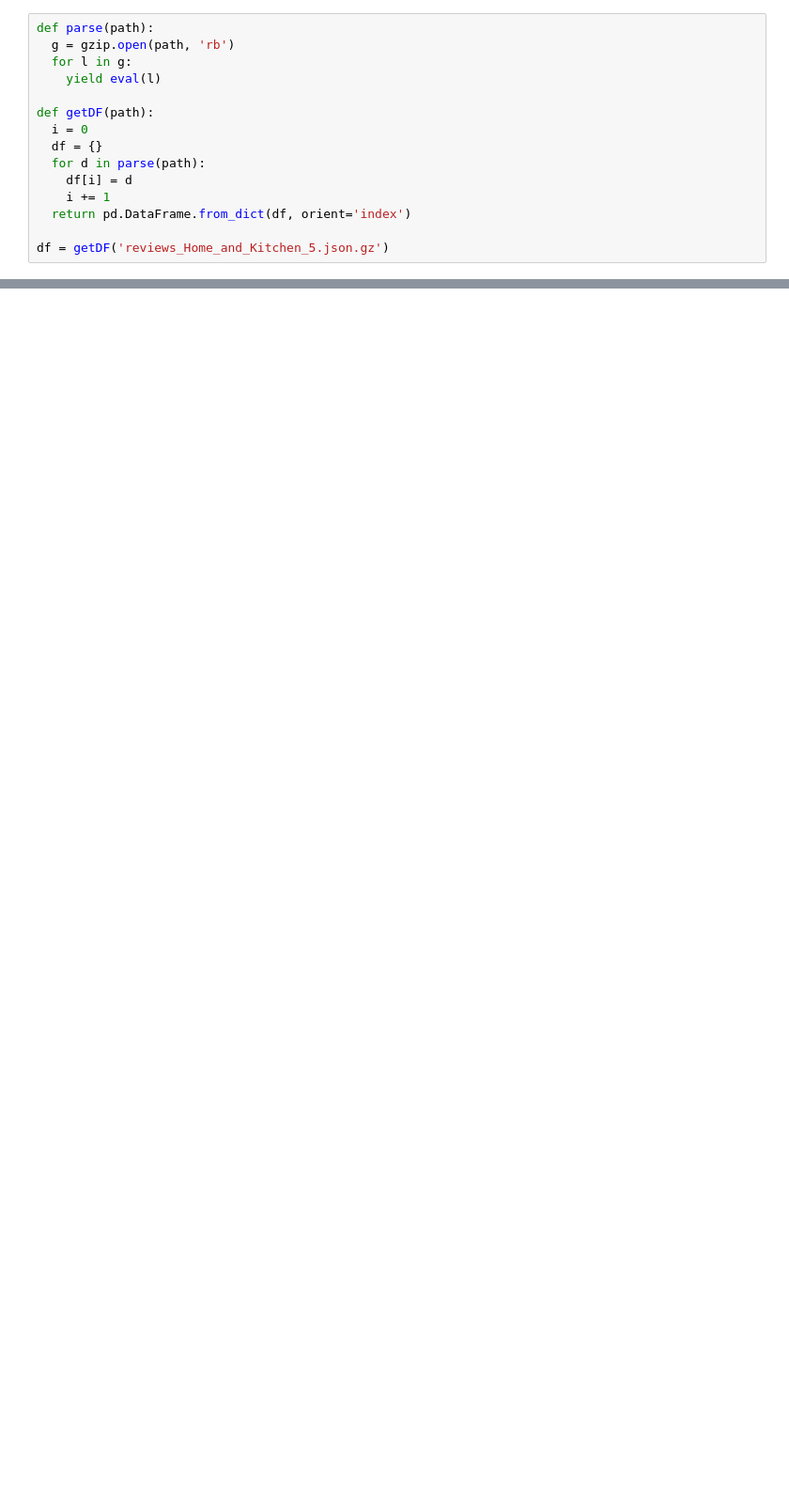
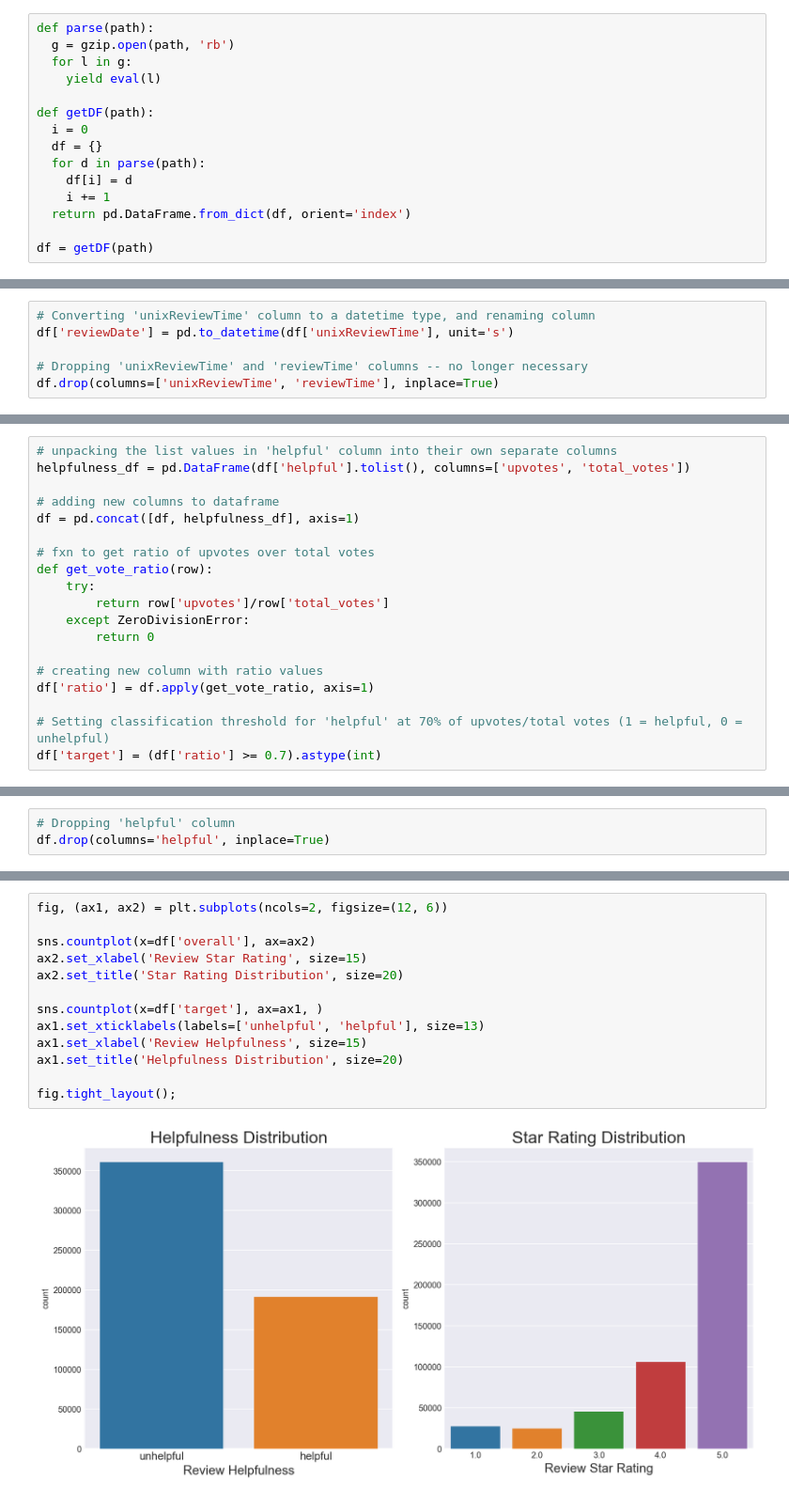
Before and after one commit to doosey33/Capstone-Project, a Jupyter notebook: Amazon-Reviews-EDA.ipynb, the cells around one changed output, grey strips where cells are left out. Shown: that part at 94% size. Drawn from its saved outputs; the diff is of its cells as text; blank space fills up the shorter version.

```diff
--- a/Amazon-Reviews-EDA.ipynb
+++ b/Amazon-Reviews-EDA.ipynb
@@ -22,4 +35,4 @@ def getDF(path):
     i += 1
   return pd.DataFrame.from_dict(df, orient='index')
 
-df = getDF('reviews_Home_and_Kitchen_5.json.gz')
+df = getDF(path)
@@ -52,0 +88,6 @@ FileNotFoundError: [Errno 2] No such file or directory: 'Capstone-Project/Data/H
+# %%
+# Converting 'unixReviewTime' column to a datetime type, and renaming column
+df['reviewDate'] = pd.to_datetime(df['unixReviewTime'], unit='s')
+
+# Dropping 'unixReviewTime' and 'reviewTime' columns -- no longer necessary
+df.drop(columns=['unixReviewTime', 'reviewTime'], inplace=True)
@@ -52,0 +101,19 @@ FileNotFoundError: [Errno 2] No such file or directory: 'Capstone-Project/Data/H
+# %%
+# unpacking the list values in 'helpful' column into their own separate columns
+helpfulness_df = pd.DataFrame(df['helpful'].tolist(), columns=['upvotes', 'total_votes'])
+
+# adding new columns to dataframe
+df = pd.concat([df, helpfulness_df], axis=1)
+
+# fxn to get ratio of upvotes over total votes
+def get_vote_ratio(row):
+    try:
+        return row['upvotes']/row['total_votes']
+    except ZeroDivisionError:
+        return 0
+
+# creating new column with ratio values
+df['ratio'] = df.apply(get_vote_ratio, axis=1)
+
+# Setting classification threshold for 'helpful' at 70% of upvotes/total votes (1 = helpful, 0 = unhelpful)
+df['target'] = (df['ratio'] >= 0.7).astype(int)
@@ -52,0 +127,3 @@ FileNotFoundError: [Errno 2] No such file or directory: 'Capstone-Project/Data/H
+# %%
+# Dropping 'helpful' column
+df.drop(columns='helpful', inplace=True)
@@ -52,0 +150,15 @@ FileNotFoundError: [Errno 2] No such file or directory: 'Capstone-Project/Data/H
+# %%
+fig, (ax1, ax2) = plt.subplots(ncols=2, figsize=(12, 6))
+
+sns.countplot(x=df['overall'], ax=ax2)
+ax2.set_xlabel('Review Star Rating', size=15)
+ax2.set_title('Star Rating Distribution', size=20)
+
+sns.countplot(x=df['target'], ax=ax1, )
+ax1.set_xticklabels(labels=['unhelpful', 'helpful'], size=13)
+ax1.set_xlabel('Review Helpfulness', size=15)
+ax1.set_title('Helpfulness Distribution', size=20)
+
+fig.tight_layout();
+# %% [output]
+[figure, added]
```
Also changed, not shown: parts of 52 cells of this notebook.
